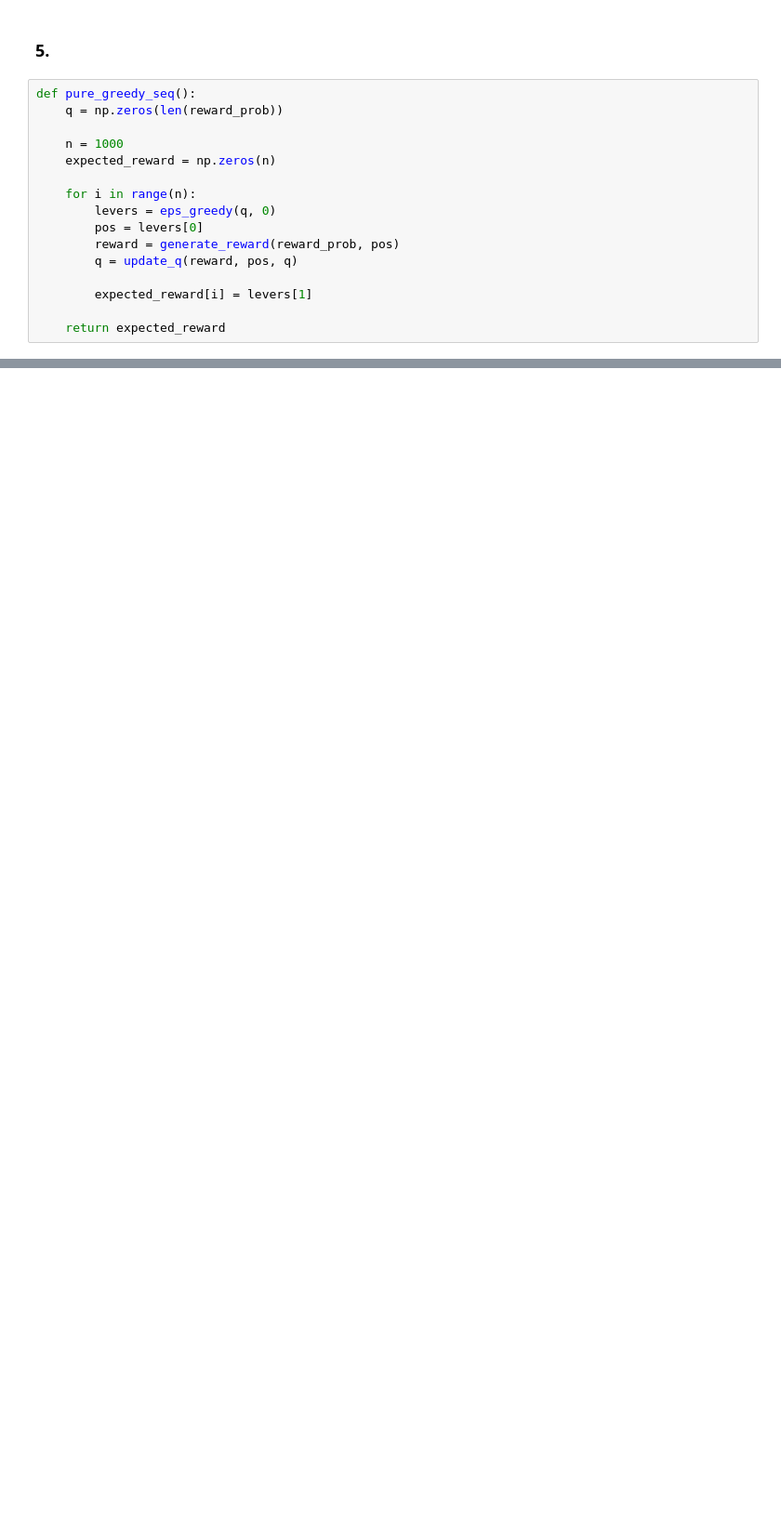
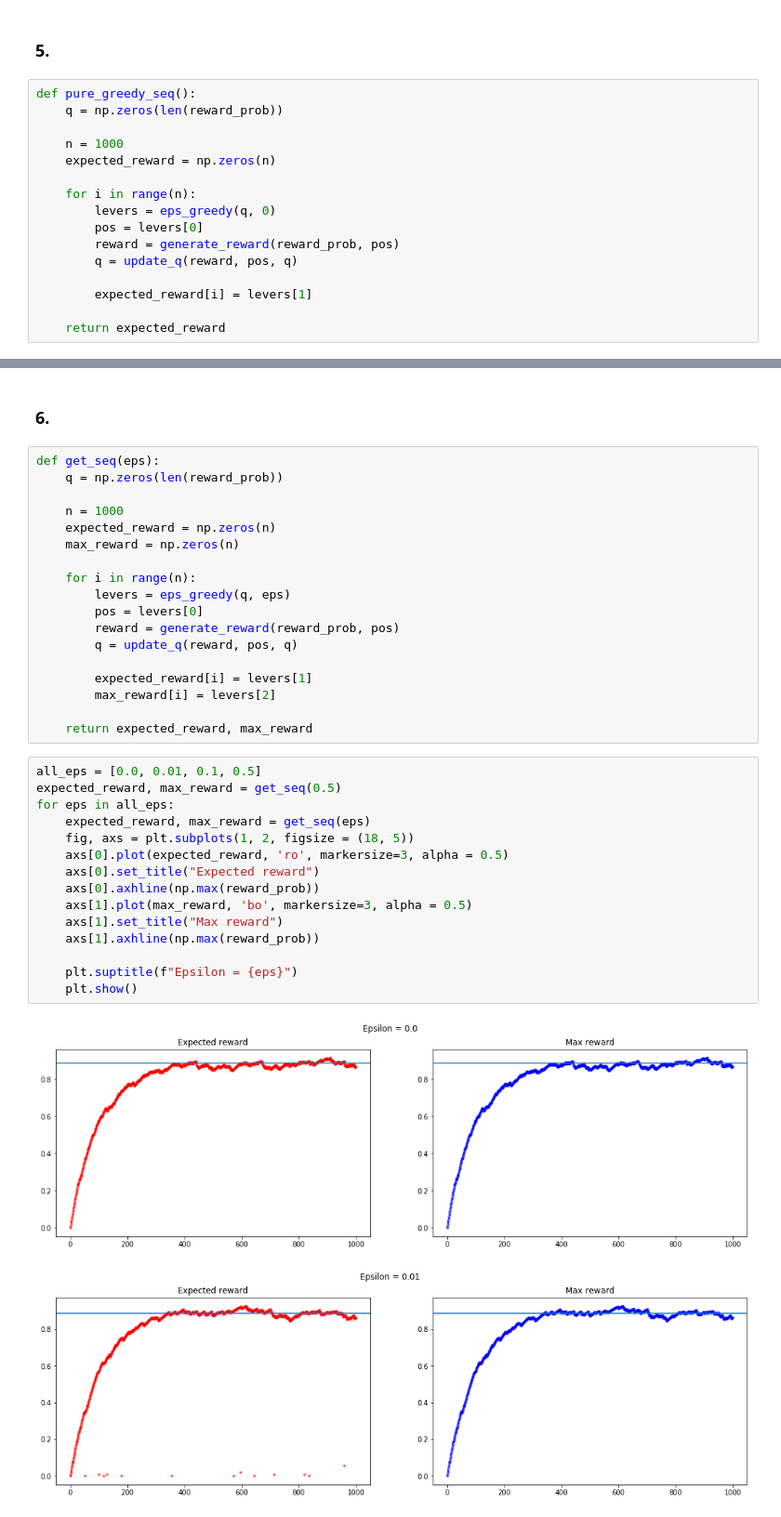
Before and after one commit to DorotheaMueller/mhbf, a Jupyter notebook: ex_8_budding_mueller.ipynb, the cells around one changed output, grey strips where cells are left out. Shown at 93% size. Saved outputs shown, nothing was run; the diff lists cells and outputs as text; blank space fills up the shorter version.

```diff
--- a/ex_8_budding_mueller.ipynb
+++ b/ex_8_budding_mueller.ipynb
@@ -113,0 +120,38 @@ for i in range(20):
+# %% [markdown]
+### 6.
+# %%
+def get_seq(eps):
+    q = np.zeros(len(reward_prob))
+
+    n = 1000
+    expected_reward = np.zeros(n)
+    max_reward = np.zeros(n)
+
+    for i in range(n):
+        levers = eps_greedy(q, eps)
+        pos = levers[0]
+        reward = generate_reward(reward_prob, pos)
+        q = update_q(reward, pos, q)
+
+        expected_reward[i] = levers[1]
+        max_reward[i] = levers[2]
+
+    return expected_reward, max_reward
+# %%
+all_eps = [0.0, 0.01, 0.1, 0.5]
+expected_reward, max_reward = get_seq(0.5)
+for eps in all_eps:
+    expected_reward, max_reward = get_seq(eps)
+    fig, axs = plt.subplots(1, 2, figsize = (18, 5))
+    axs[0].plot(expected_reward, 'ro', markersize=3, alpha = 0.5)
+    axs[0].set_title("Expected reward")
+    axs[0].axhline(np.max(reward_prob))
+    axs[1].plot(max_reward, 'bo', markersize=3, alpha = 0.5)
+    axs[1].set_title("Max reward")
+    axs[1].axhline(np.max(reward_prob))
+
+    plt.suptitle(f"Epsilon = {eps}")
+    plt.show()
+# %% [output]
+[figure, added]
+[figure, added]
```
Also changed, not shown: parts of 9 cells of this notebook.
